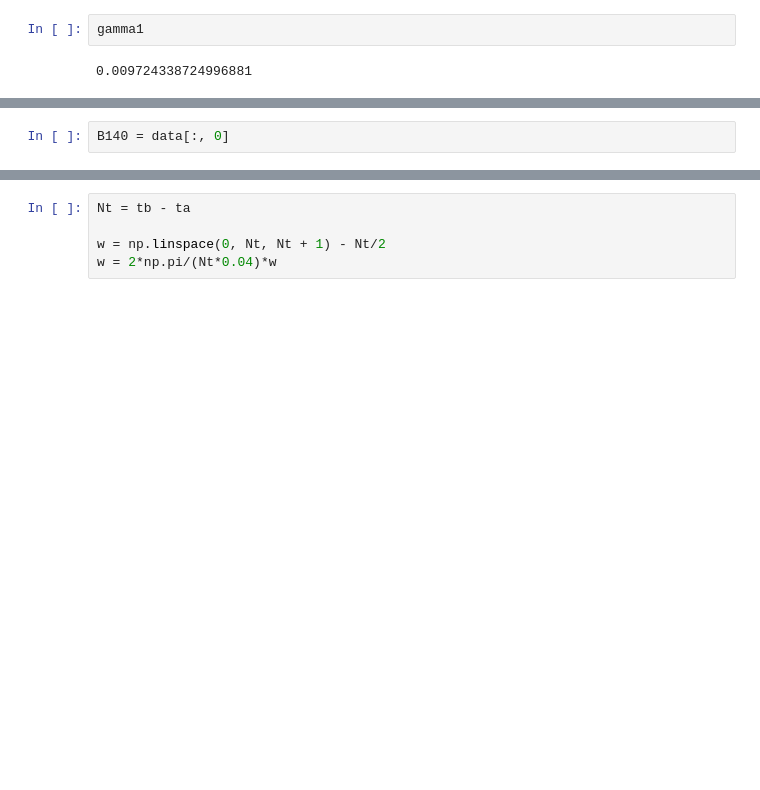
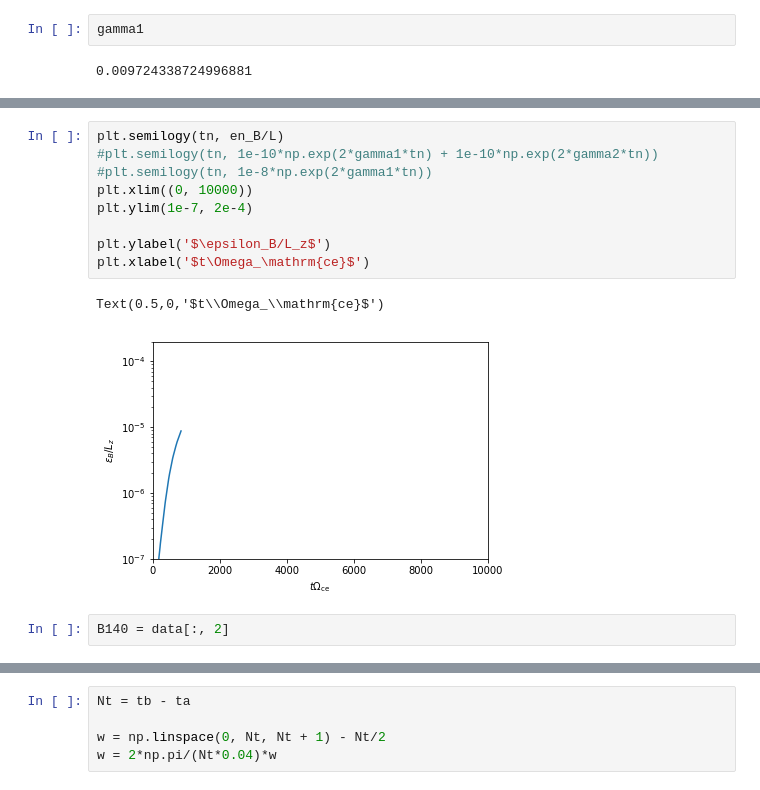
Before and after one commit to ratnania/mhd, a Jupyter notebook: 02_HybridModelling/22_HyCho_diagnostics.ipynb, the cells around one changed output, grey strips where cells are left out. Drawn from its saved outputs; the diff is of its cells as text; blank space fills up the shorter version.

```diff
--- a/02_HybridModelling/22_HyCho_diagnostics.ipynb
+++ b/02_HybridModelling/22_HyCho_diagnostics.ipynb
@@ -104,3 +115,15 @@ plt.ylim(1e-7, 1e-4)
+# %%
+plt.semilogy(tn, en_B/L)
+#plt.semilogy(tn, 1e-10*np.exp(2*gamma1*tn) + 1e-10*np.exp(2*gamma2*tn))
+#plt.semilogy(tn, 1e-8*np.exp(2*gamma1*tn))
+plt.xlim((0, 10000))
+plt.ylim(1e-7, 2e-4)
+
+plt.ylabel('$\epsilon_B/L_z$')
+plt.xlabel('$t\Omega_\mathrm{ce}$')
+# %% [output]
+Text(0.5,0,'$t\\Omega_\\mathrm{ce}$')
+[figure, added]
 # %%
-B140 = data[:, 0]
+B140 = data[:, 2]
 # %%
```
Also changed, not shown: parts of 33 cells of this notebook, 4 other files.
